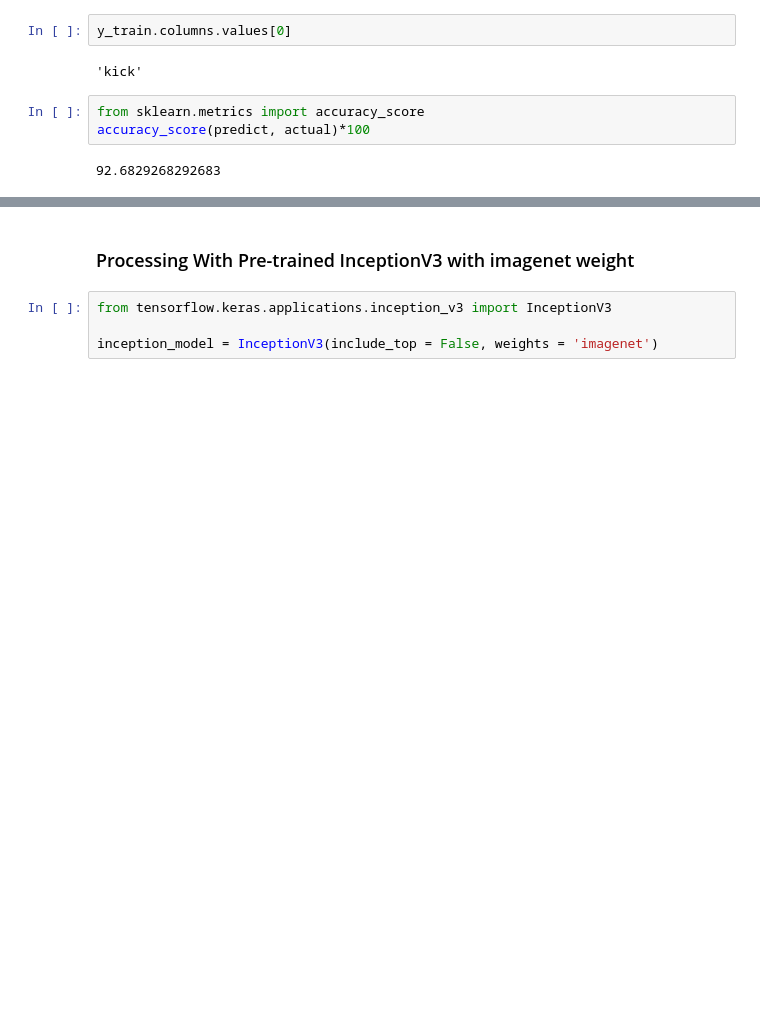
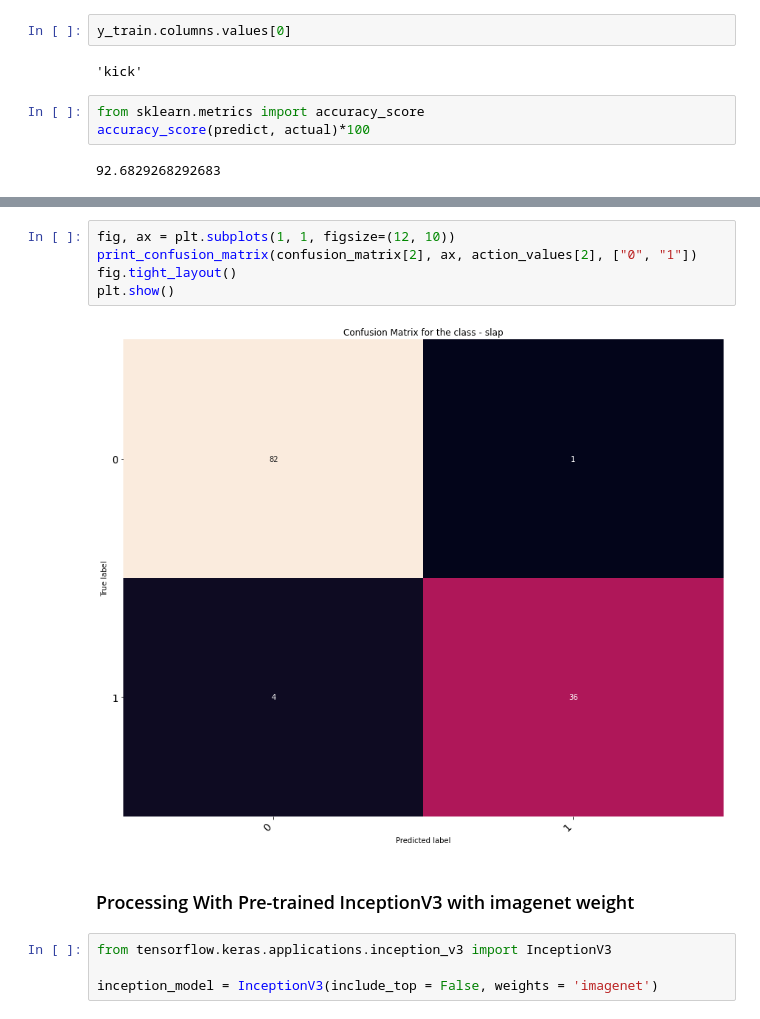
Before and after one commit to mushfiqulIslam/real-time-action-recognition-from-video-footage, a Jupyter notebook: action-recognition.ipynb, the cells around one changed output, grey strips where cells are left out. Cells and saved outputs as stored; diff of their text form; blank space fills up the shorter version.

```diff
--- a/action-recognition.ipynb
+++ b/action-recognition.ipynb
@@ -410,3 +486,10 @@ accuracy_score(predict, actual)*100
+# %%
+fig, ax = plt.subplots(1, 1, figsize=(12, 10))
+print_confusion_matrix(confusion_matrix[2], ax, action_values[2], ["0", "1"])
+fig.tight_layout()
+plt.show()
+# %% [output]
+[figure, added]
 # %% [markdown]
 ### Processing With Pre-trained InceptionV3 with imagenet weight
 # %%
```
Also changed, not shown: parts of 43 cells of this notebook, 1 other file.
